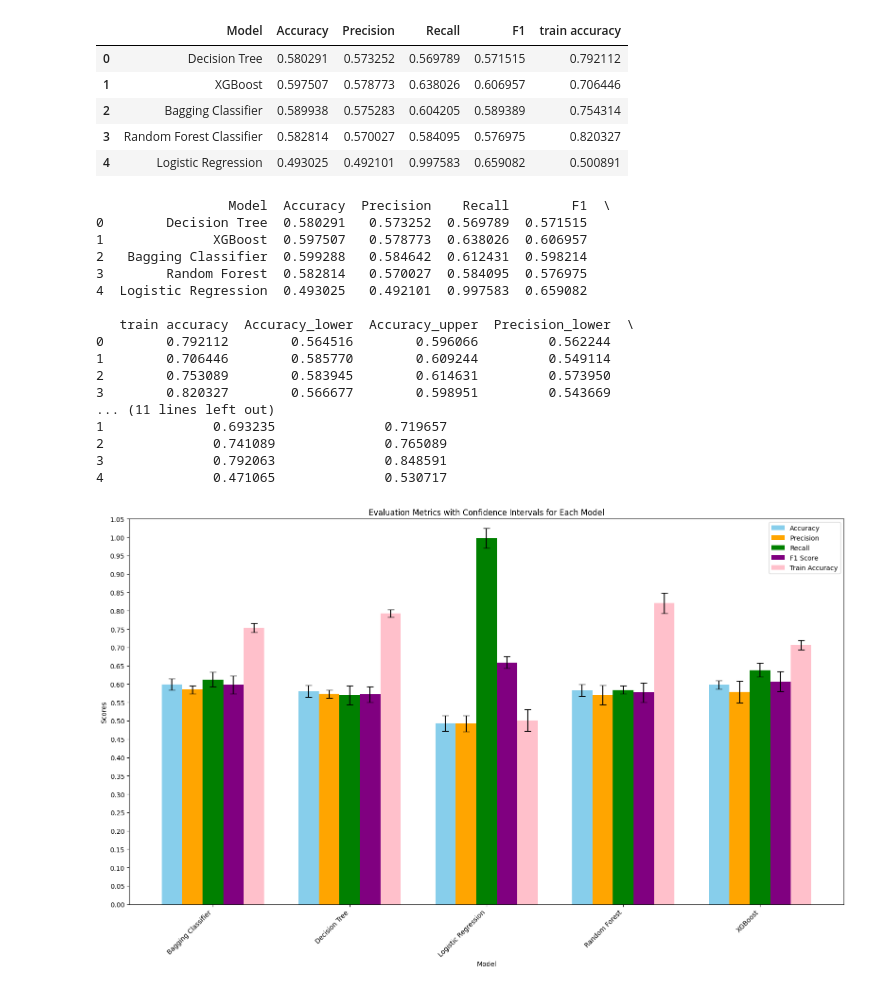
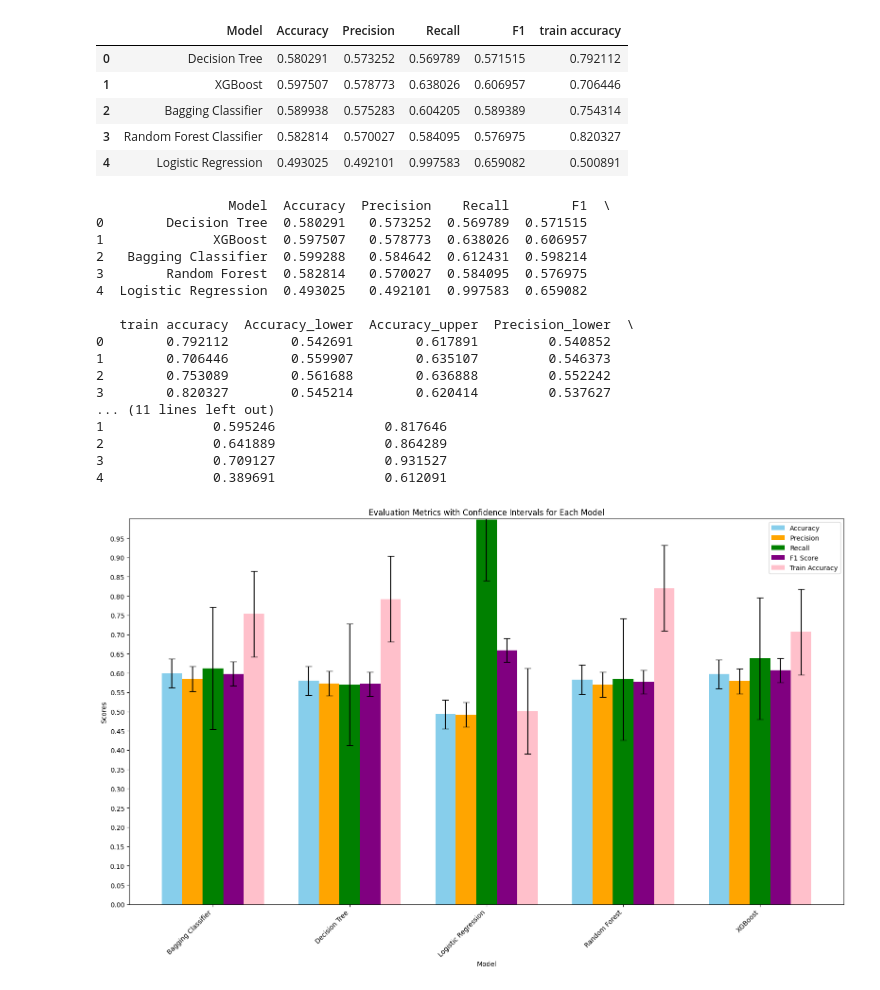
Before and after one commit to KoraSHughes/LifeLane, a Jupyter notebook: Lifelane_model_implementation.ipynb, the cells around one changed output. Drawn from its saved outputs; the diff is of its cells as text; code cells hidden in the pictures.

```diff
--- a/Lifelane_model_implementation.ipynb
+++ b/Lifelane_model_implementation.ipynb
@@ -836,14 +831,14 @@ evaluation_df = pd.DataFrame({
     'train accuracy': [0.792112, 0.706446, 0.753089, 0.820327, 0.500891]
 })
 
-# Generate random confidence intervals (for demonstration)
+# Using average confidence intervals across all models as obtained above
 num_models = len(evaluation_df)
 confidence_intervals = {
-    'Accuracy': [np.random.uniform(0.01, 0.03) for _ in range(num_models)],
-    'Precision': [np.random.uniform(0.01, 0.03) for _ in range(num_models)],
-    'Recall': [np.random.uniform(0.01, 0.03) for _ in range(num_models)],
-    'F1': [np.random.uniform(0.01, 0.03) for _ in range(num_models)],
-    'train accuracy': [np.random.uniform(0.01, 0.03) for _ in range(num_models)]
+    'Accuracy': 0.0376,
+    'Precision': 0.0324,
+    'Recall': 0.1578,
+    'F1': 0.0310,
+    'train accuracy':0.1112
 }
 
 # Update evaluation_df with confidence intervals
@@ -861,15 +856,15 @@ print(evaluation_df)
 4  Logistic Regression  0.493025   0.492101  0.997583  0.659082
 
    train accuracy  Accuracy_lower  Accuracy_upper  Precision_lower  \
-0        0.792112        0.564516        0.596066         0.562244
-1        0.706446        0.585770        0.609244         0.549114
-2        0.753089        0.583945        0.614631         0.573950
-3        0.820327        0.566677        0.598951         0.543669
+0        0.792112        0.542691        0.617891         0.540852
+1        0.706446        0.559907        0.635107         0.546373
+2        0.753089        0.561688        0.636888         0.552242
+3        0.820327        0.545214        0.620414         0.537627
 ... (11 lines left out)
-1              0.693235              0.719657
-2              0.741089              0.765089
-3              0.792063              0.848591
-4              0.471065              0.530717
+1              0.595246              0.817646
+2              0.641889              0.864289
+3              0.709127              0.931527
+4              0.389691              0.612091
 # %%
 
 import matplotlib.pyplot as plt
@@ -878,33 +873,33 @@ import numpy as np
 # Sort the DataFrame by Model name
 sorted_df = evaluation_df.sort_values(by='Model')
 
 # Set the width of the bars
 bar_width = 0.15
 index = np.arange(len(sorted_df))
 
 # Create a grouped bar plot for different metrics with error bars (confidence intervals)
 plt.figure(figsize=(16, 10))
 
 # Accuracy
 plt.bar(index - 2 * bar_width, sorted_df['Accuracy'], bar_width, yerr=[sorted_df['Accuracy'] - sorted_df['Accuracy_lower'], sorted_df['Accuracy_upper'] - sorted_df['Accuracy']], capsize=5, label='Accuracy', color='skyblue')
 # Precision
 plt.bar(index - bar_width, sorted_df['Precision'], bar_width, yerr=[sorted_df['Precision'] - sorted_df['Precision_lower'], sorted_df['Precision_upper'] - sorted_df['Precision']], capsize=5, label='Precision', color='orange')
 # Recall
 plt.bar(index, sorted_df['Recall'], bar_width, yerr=[sorted_df['Recall'] - sorted_df['Recall_lower'], sorted_df['Recall_upper'] - sorted_df['Recall']], capsize=5, label='Recall', color='green')
 # F1 Score
 plt.bar(index + bar_width, sorted_df['F1'], bar_width, yerr=[sorted_df['F1'] - sorted_df['F1_lower'], sorted_df['F1_upper'] - sorted_df['F1']], capsize=5, label='F1 Score', color='purple')
 # Train Accuracy
 plt.bar(index + 2 * bar_width, sorted_df['train accuracy'], bar_width, yerr=[sorted_df['train accuracy'] - sorted_df['train accuracy_lower'], sorted_df['train accuracy_upper'] - sorted_df['train accuracy']], capsize=5, label='Train Accuracy', color='pink')
 
 plt.xlabel('Model')
 plt.ylabel('Scores')
 plt.title('Evaluation Metrics with Confidence Intervals for Each Model')
 plt.xticks(index, sorted_df['Model'], rotation=45, ha='right')
 plt.legend()
-plt.ylim(0, 1)  # Adjust the upper limit according to your preference
-plt.yticks(np.arange(0, 1.1, 0.05))
+plt.ylim(0, 1)
+plt.yticks(np.arange(0, 1.0, 0.05))
 plt.tight_layout()
 
 plt.show()
 # %% [output]
-[figure, old version]
+[figure, new version]
```
Also changed, not shown: parts of 14 cells of this notebook.
